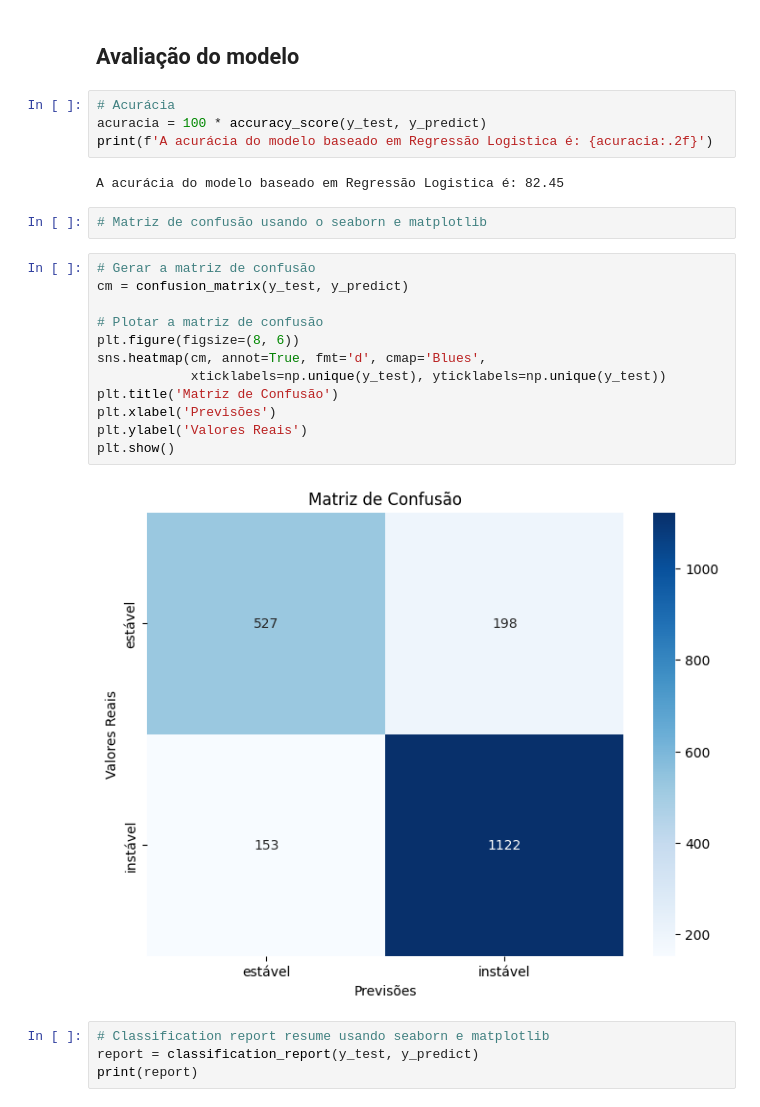
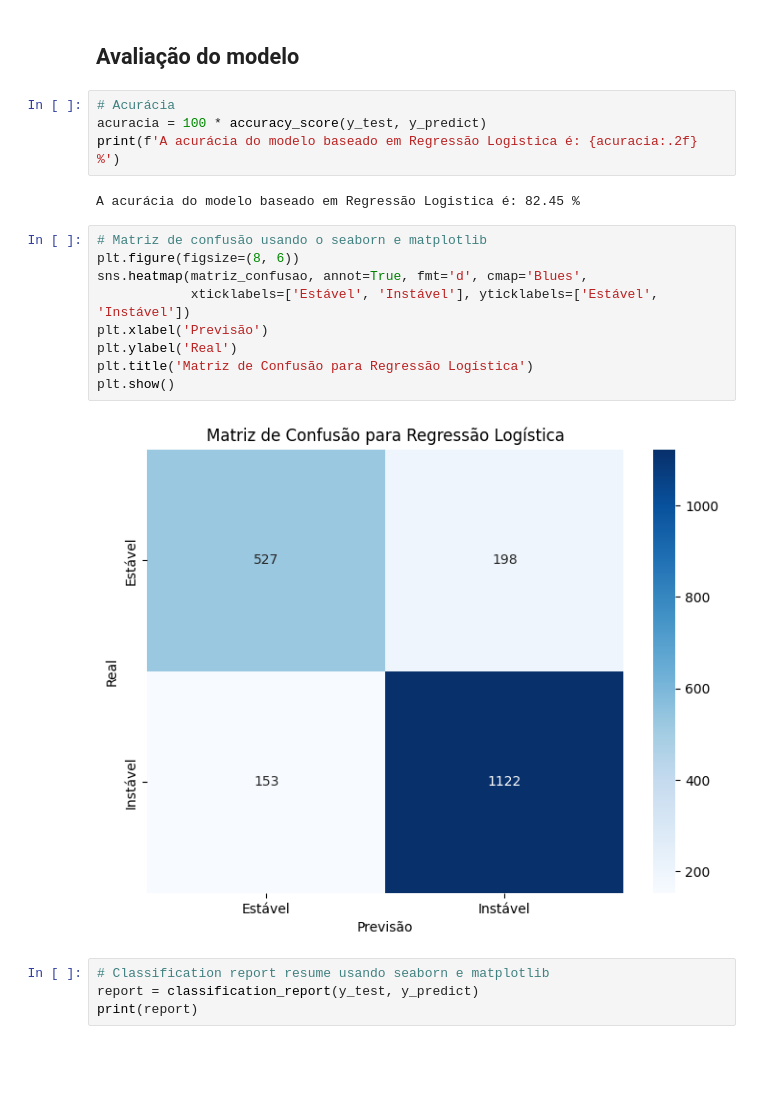
Before and after one commit to PedroRibsL/machine_learning_SERS_1CC, a Jupyter notebook: AULA_06_ML_ENERGIA.ipynb, the cells around one changed output. Drawn from its saved outputs; the diff is of its cells as text; blank space fills up the shorter version.

```diff
--- a/AULA_06_ML_ENERGIA.ipynb
+++ b/AULA_06_ML_ENERGIA.ipynb
@@ -175,25 +176,20 @@ array(['instável', 'instável', 'instável', ..., 'estável', 'instável',
 # %%
 # Acurácia
 acuracia = 100 * accuracy_score(y_test, y_predict)
-print(f'A acurácia do modelo baseado em Regressão Logistica é: {acuracia:.2f}')
+print(f'A acurácia do modelo baseado em Regressão Logistica é: {acuracia:.2f} %')
 # %% [output]
-A acurácia do modelo baseado em Regressão Logistica é: 82.45
+A acurácia do modelo baseado em Regressão Logistica é: 82.45 %
-# %%
-# Matriz de confusão usando o seaborn e matplotlib
 # %%
-# Gerar a matriz de confusão
-cm = confusion_matrix(y_test, y_predict)
-
-# Plotar a matriz de confusão
+# Matriz de confusão usando o seaborn e matplotlib
 plt.figure(figsize=(8, 6))
-sns.heatmap(cm, annot=True, fmt='d', cmap='Blues',
-            xticklabels=np.unique(y_test), yticklabels=np.unique(y_test))
-plt.title('Matriz de Confusão')
-plt.xlabel('Previsões')
-plt.ylabel('Valores Reais')
+sns.heatmap(matriz_confusao, annot=True, fmt='d', cmap='Blues',
+            xticklabels=['Estável', 'Instável'], yticklabels=['Estável', 'Instável'])
+plt.xlabel('Previsão')
+plt.ylabel('Real')
+plt.title('Matriz de Confusão para Regressão Logística')
 plt.show()
 # %% [output]
-[figure, old version]
+[figure, new version]
 # %%
 # Classification report resume usando seaborn e matplotlib
 report = classification_report(y_test, y_predict)
```
Also changed, not shown: parts of 1 cell of this notebook.
